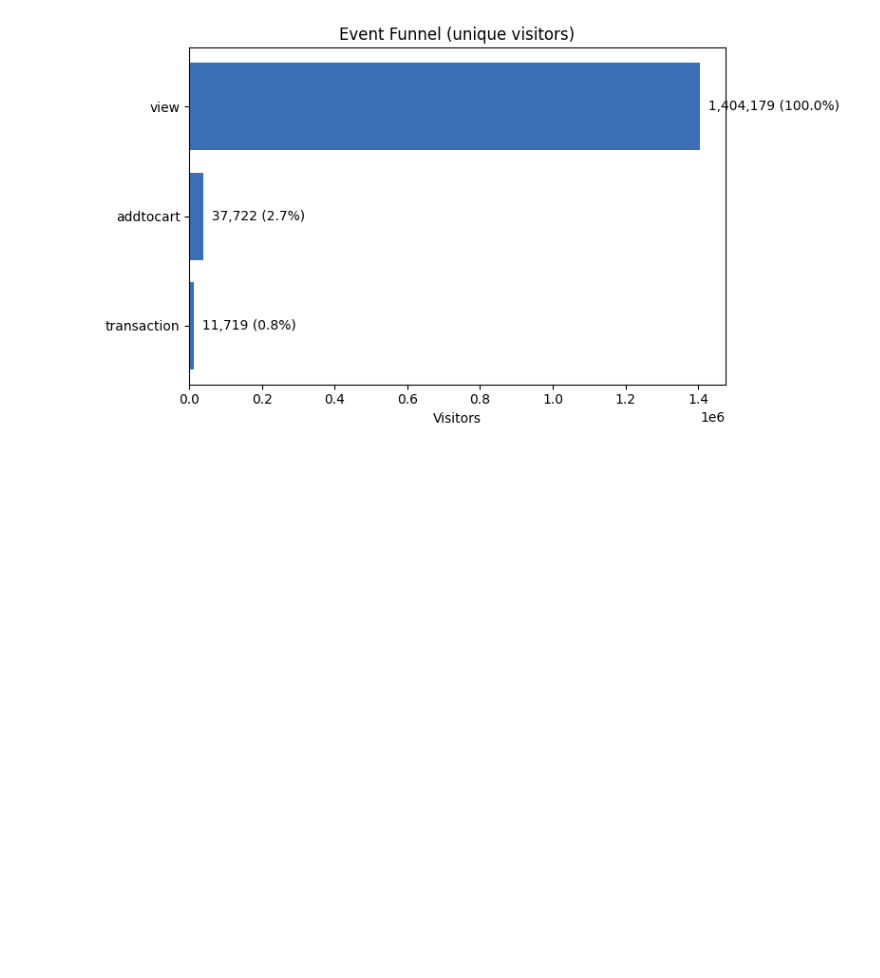
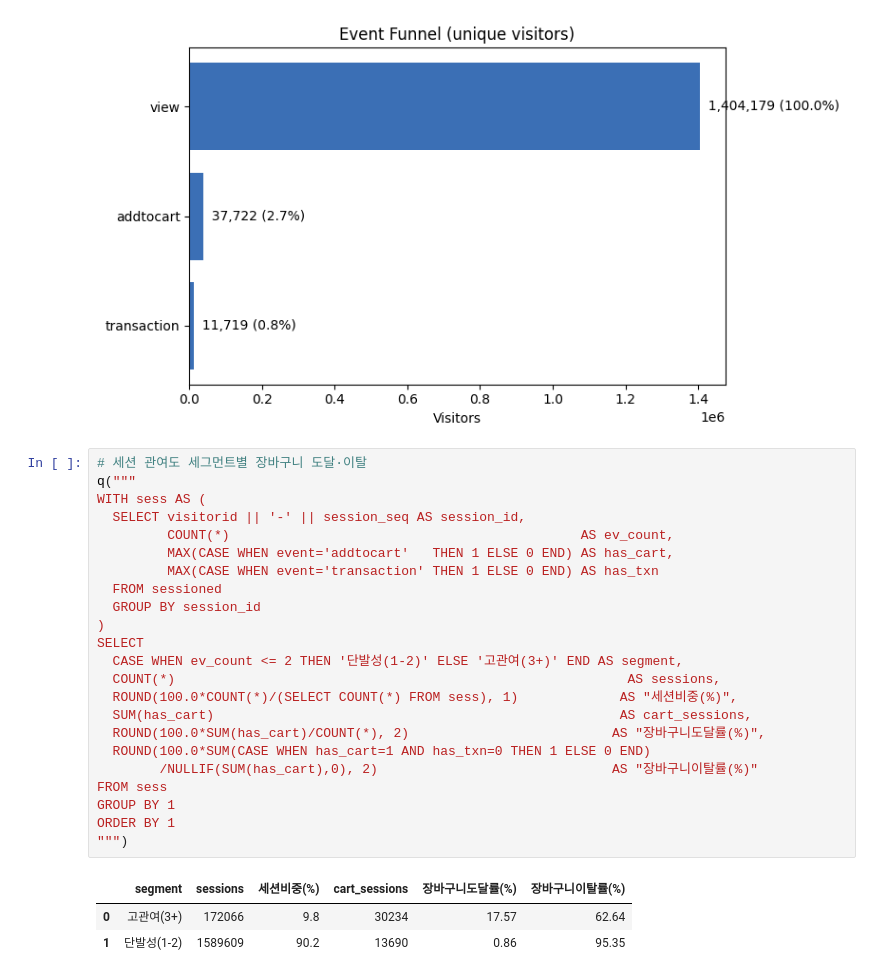
Before and after one commit to hwasun-zip/RetailRocket, a Jupyter notebook: RetailRocket.ipynb, the cells around one changed output. Cells and saved outputs as stored; diff of their text form; blank space fills up the shorter version.

```diff
--- a/RetailRocket.ipynb
+++ b/RetailRocket.ipynb
@@ -179,3 +179,30 @@ ax.set_title('Event Funnel (unique visitors)'); ax.set_xlabel('Visitors')
 plt.tight_layout(); plt.savefig('event_funnel.png', dpi=120); plt.show()
 # %% [output]
 [figure]
+# %%
+# 세션 관여도 세그먼트별 장바구니 도달·이탈
+q("""
+WITH sess AS (
+  SELECT visitorid || '-' || session_seq AS session_id,
+         COUNT(*)                                             AS ev_count,
+         MAX(CASE WHEN event='addtocart'   THEN 1 ELSE 0 END) AS has_cart,
+         MAX(CASE WHEN event='transaction' THEN 1 ELSE 0 END) AS has_txn
+  FROM sessioned
+  GROUP BY session_id
+)
+SELECT
+  CASE WHEN ev_count <= 2 THEN '단발성(1-2)' ELSE '고관여(3+)' END AS segment,
+  COUNT(*)                                                          AS sessions,
+  ROUND(100.0*COUNT(*)/(SELECT COUNT(*) FROM sess), 1)             AS "세션비중(%)",
+  SUM(has_cart)                                                    AS cart_sessions,
+  ROUND(100.0*SUM(has_cart)/COUNT(*), 2)                          AS "장바구니도달률(%)",
+  ROUND(100.0*SUM(CASE WHEN has_cart=1 AND has_txn=0 THEN 1 ELSE 0 END)
+        /NULLIF(SUM(has_cart),0), 2)                              AS "장바구니이탈률(%)"
+FROM sess
+GROUP BY 1
+ORDER BY 1
+""")
+# %% [output]
+|  | segment | sessions | 세션비중(%) | cart_sessions | 장바구니도달률(%) | 장바구니이탈률(%) |
+| 0 | 고관여(3+) | 172066 | 9.8 | 30234 | 17.57 | 62.64 |
+| 1 | 단발성(1-2) | 1589609 | 90.2 | 13690 | 0.86 | 95.35 |
```
Also changed, not shown: parts of 5 cells of this notebook.
